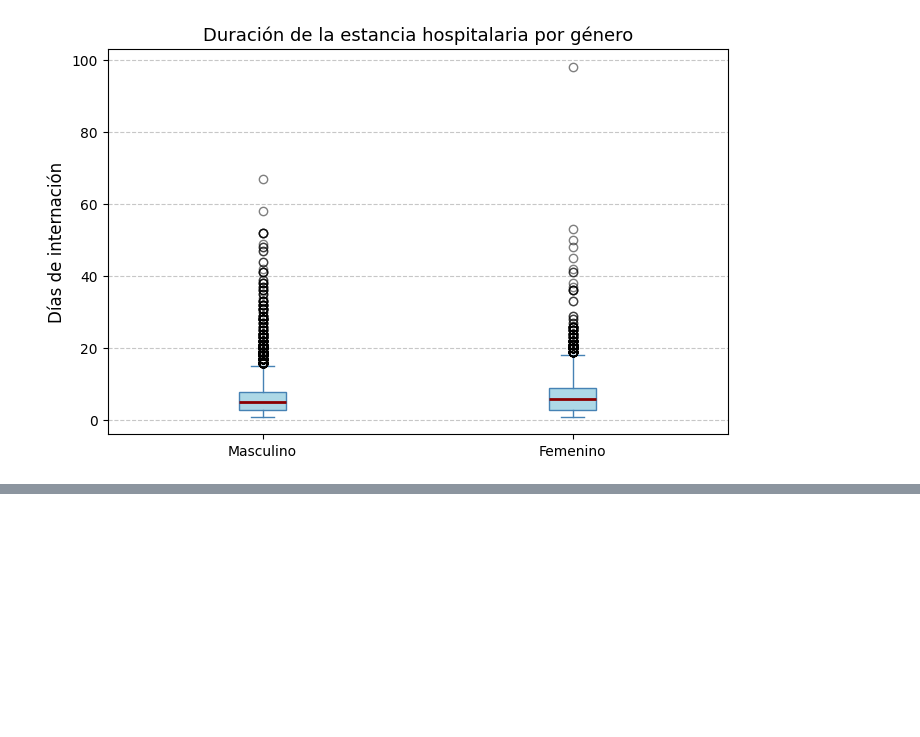
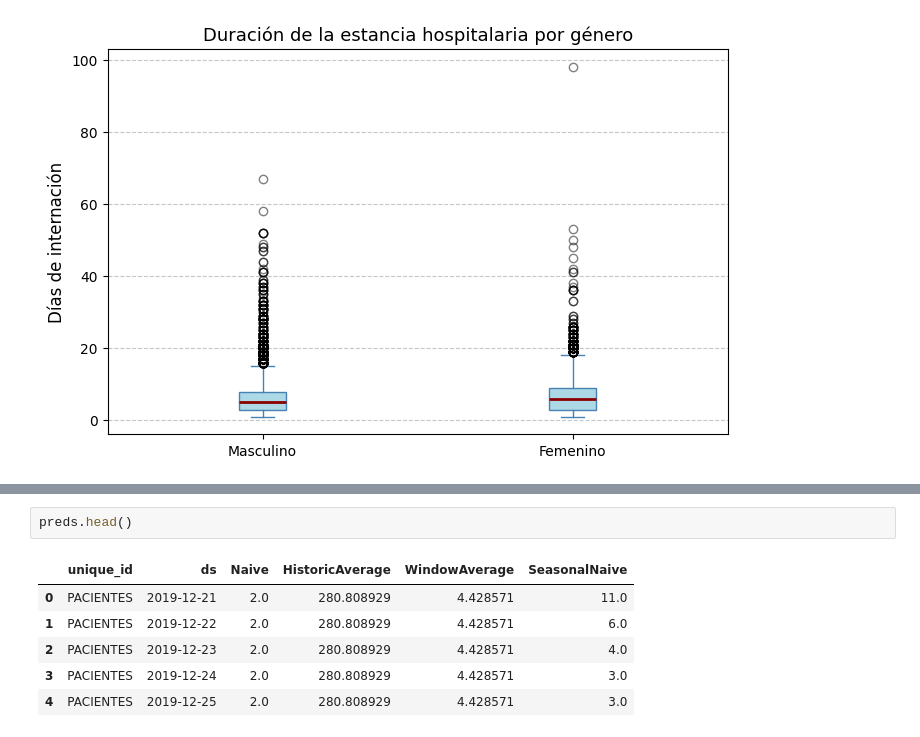
Before and after one commit to FaustoGabini/hospital-bed-prediction, a Jupyter notebook: 01_EDA_y_limpieza.ipynb, the cells around one changed output, grey strips where cells are left out. Drawn from its saved outputs; the diff is of its cells as text; blank space fills up the shorter version.

```diff
--- a/01_EDA_y_limpieza.ipynb
+++ b/01_EDA_y_limpieza.ipynb
@@ -305,0 +414,9 @@ plt.show()
+# %%
+preds.head()
+# %% [output]
+|  | unique_id | ds | Naive | HistoricAverage | WindowAverage | SeasonalNaive |
+| 0 | PACIENTES | 2019-12-21 | 2.0 | 280.808929 | 4.428571 | 11.0 |
+| 1 | PACIENTES | 2019-12-22 | 2.0 | 280.808929 | 4.428571 | 6.0 |
+| 2 | PACIENTES | 2019-12-23 | 2.0 | 280.808929 | 4.428571 | 4.0 |
+| 3 | PACIENTES | 2019-12-24 | 2.0 | 280.808929 | 4.428571 | 3.0 |
+| 4 | PACIENTES | 2019-12-25 | 2.0 | 280.808929 | 4.428571 | 3.0 |
```
Also changed, not shown: parts of 11 cells of this notebook, 2 other files.
